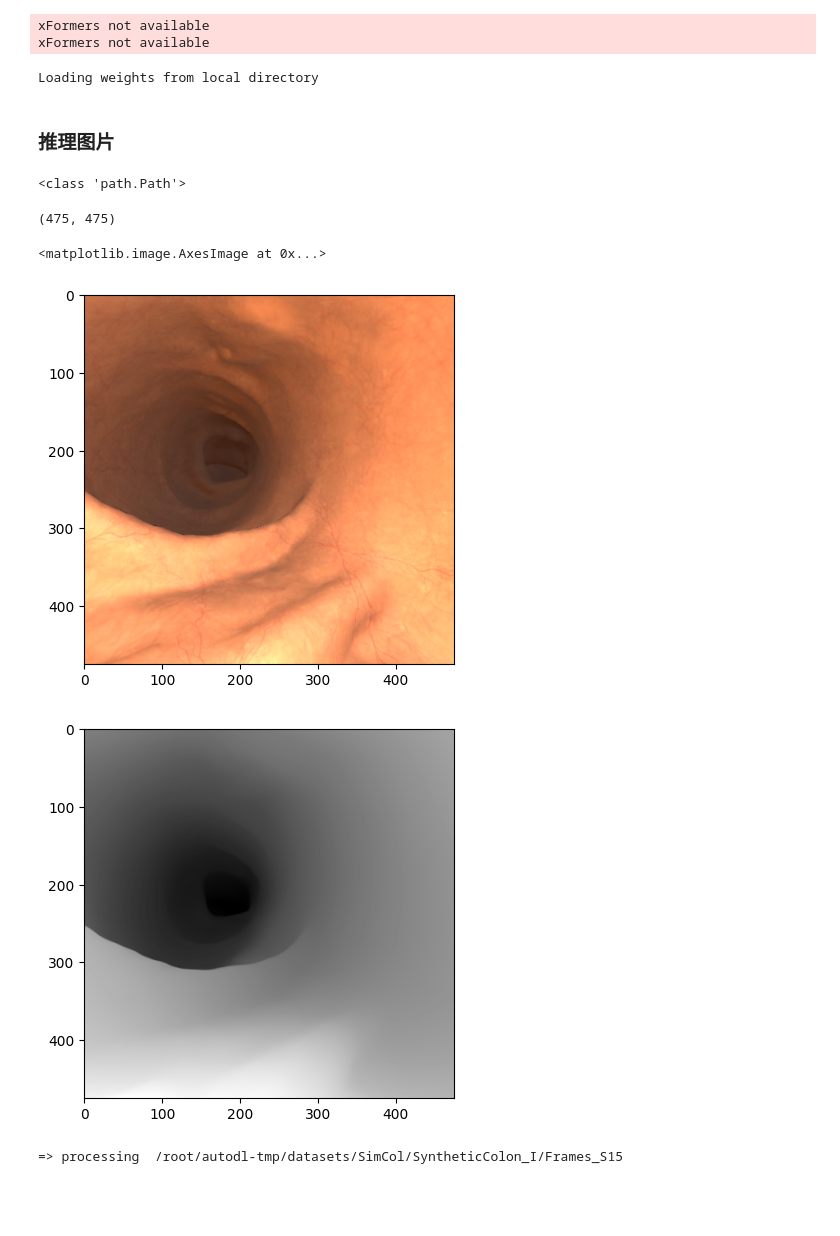
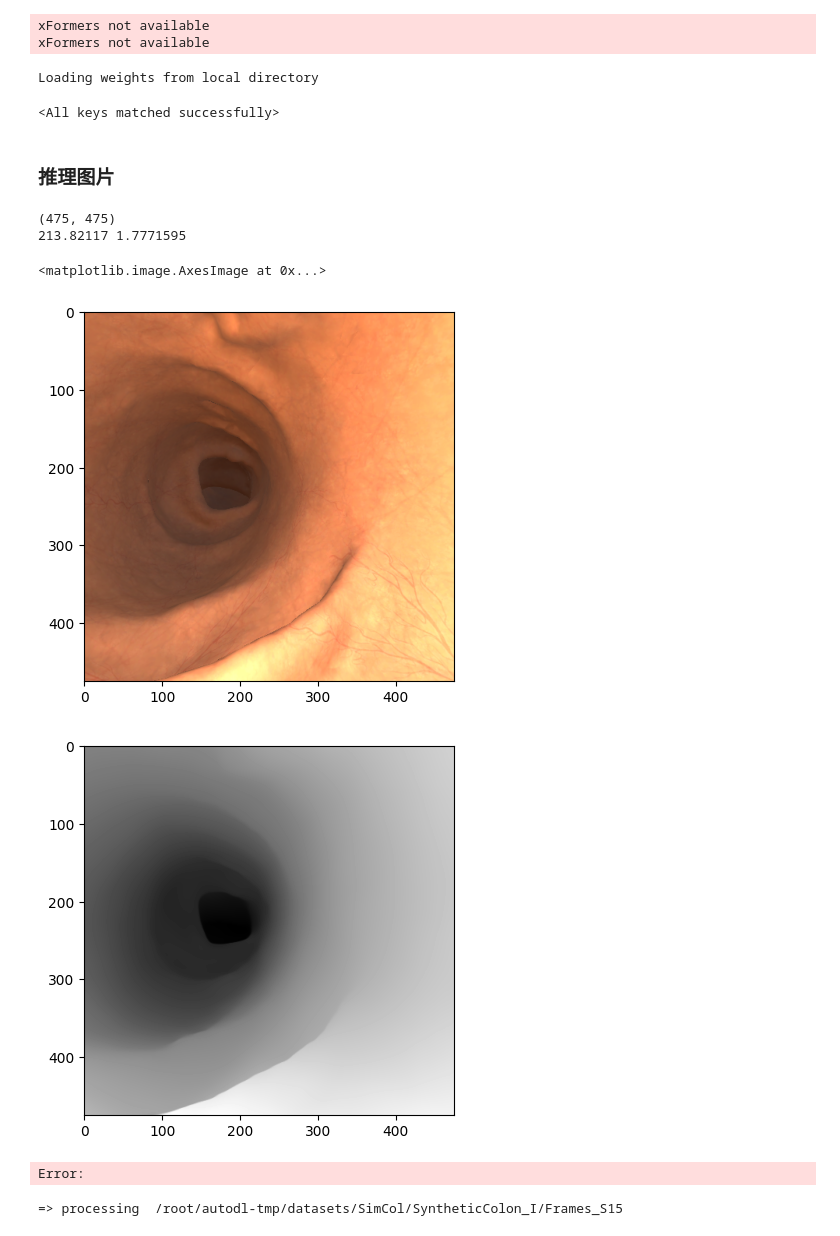
Before and after one commit to isJHan/Depth-Anything, a Jupyter notebook: infer.ipynb, the cells around one changed output. Cells and saved outputs as stored; diff of their text form; code cells hidden in the pictures; blank space fills up the shorter version.

Commit message:
Depth-Anything训练UCL和C3VD

```diff
--- a/infer.ipynb
+++ b/infer.ipynb
@@ -37,7 +39,7 @@ def Rel_func2(gt,pred):
 # 加载模型
 DEVICE = 'cuda' if torch.cuda.is_available() else 'cpu'
 
-depth_anything = DepthAnything.from_pretrained('./checkpoints/depth_anything_vitl14', local_files_only=True)
+depth_anything = DepthAnything.from_pretrained('./checkpoints/depth_anything_vitl14', local_files_only=True).to(DEVICE)
 
 transform = Compose([
         Resize(
@@ -52,11 +54,21 @@ transform = Compose([
         NormalizeImage(mean=[0.485, 0.456, 0.406], std=[0.229, 0.224, 0.225]),
         PrepareForNet(),
     ])
+
+# tmp = torch.load("/home/jiahan/jiahan/codes/Depth-Anything/log/C3VD/03-20-19:43/checkpoints/0.pth.tar")
+# tmp = torch.load("log/C3VD/03-24-22:07/checkpoints/0.pth.tar")
+# tmp = torch.load("/home/jiahan/jiahan/codes/Depth-Anything/log/C3VD/03-25-23:11/checkpoints/4.pth.tar") # 88.8
+# tmp = torch.load("/home/jiahan/jiahan/codes/Depth-Anything/log/C3VD/03-27-00:54/checkpoints/1.pth.tar") # 166.6
+# tmp = torch.load("/home/jiahan/jiahan/codes/Depth-Anything/log/C3VD/03-29-00:23/checkpoints/2.pth.tar") # 166.6
+tmp = torch.load("log/UCL/03-30-13:04/checkpoints/0.pth.tar") # 22.2 UCL
+depth_anything.load_state_dict(tmp)
 # %% [output]
 xFormers not available
 xFormers not available
 Loading weights from local directory
+<All keys matched successfully>
 # %%
+
 
 def infer(filename):
     raw_image = cv2.imread(filename)
@@ -70,42 +82,49 @@ def infer(filename):
     with torch.no_grad():
         depth = depth_anything(image)
 
+
     depth = F.interpolate(depth[None], (h, w), mode='bilinear', align_corners=False)[0, 0]
-    depth = (depth - depth.min()) / (depth.max() - depth.min())
+    # depth = (depth - depth.min()) / (depth.max() - depth.min())
     depth = depth.cpu().numpy()
 
     return depth
+
+def infer_inv(filename):
+    raw_image = cv2.imread(filename)
+    image = cv2.cvtColor(raw_image, cv2.COLOR_BGR2RGB) / 255.0
+
+    h, w = image.shape[:2]
+
+    image = transform({'image': image})['image']
+    image = torch.from_numpy(image).unsqueeze(0).to(DEVICE)
+
+    with torch.no_grad():
+        depth = depth_anything(image)
+
+
+    depth = F.interpolate(depth[None], (h, w), mode='bilinear', align_corners=False)[0, 0]
+    depth = depth.cpu().numpy()
+
+    return depth
 # %% [markdown]
 ### 推理图片
-# %%
-# 加载图片
-
-root_path = Path("/root/autodl-tmp/datasets/SimCol")
-scenes = []
-
-with open(root_path/'all.txt') as f:
-    lines = f.readlines()
-for line in lines:
-    line = line[:-1]
-    scenes.append(root_path/line)
-
-print(type(scenes[0]))
-# %% [output]
-<class 'path.Path'>
 # %%
 import matplotlib.pyplot as plt
 
-pred = infer("/root/autodl-tmp/datasets/SimCol/SyntheticColon_I/Frames_S1/FrameBuffer_0002.png")
+pred = infer_inv("/home/jiahan/jiahan/datasets/SimCol/SimCol3D4SC_Depth/SyntheticColon_I/Frames_S1/FrameBuffer_0010.png")
 print(pred.shape)
+print(pred.max(),pred.min())
 
-plt.imshow(plt.imread("/root/autodl-tmp/datasets/SimCol/SyntheticColon_I/Frames_S1/FrameBuffer_0002.png"))
+plt.imshow(plt.imread("/home/jiahan/jiahan/datasets/SimCol/SimCol3D4SC_Depth/SyntheticColon_I/Frames_S1/FrameBuffer_0010.png"))
 plt.figure()
 plt.imshow(pred, cmap='gray')
 # %% [output]
 (475, 475)
+213.82117 1.7771595
 <matplotlib.image.AxesImage at 0x...>
-[figure, old version]
+[figure, new version]
-[figure, old version]
+[figure, new version]
+Error:
 # %%
 RMSEs, MAEs, AbsRels = [], [], []
 
```
Also changed, not shown: parts of 41 cells of this notebook, 16 other files.
